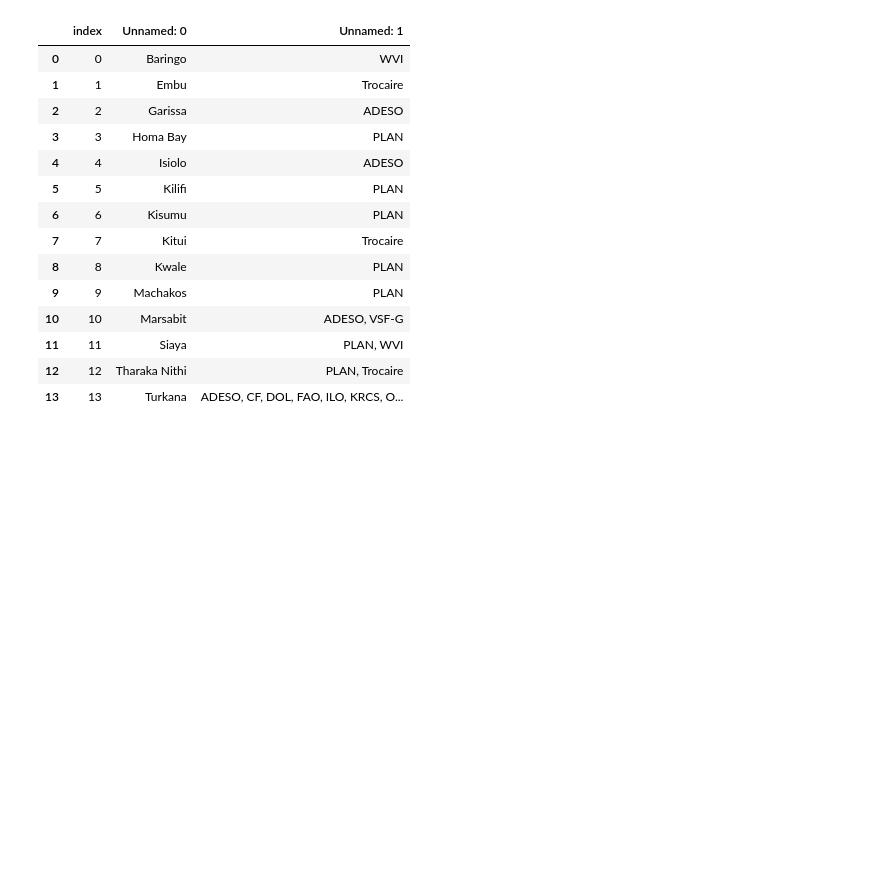
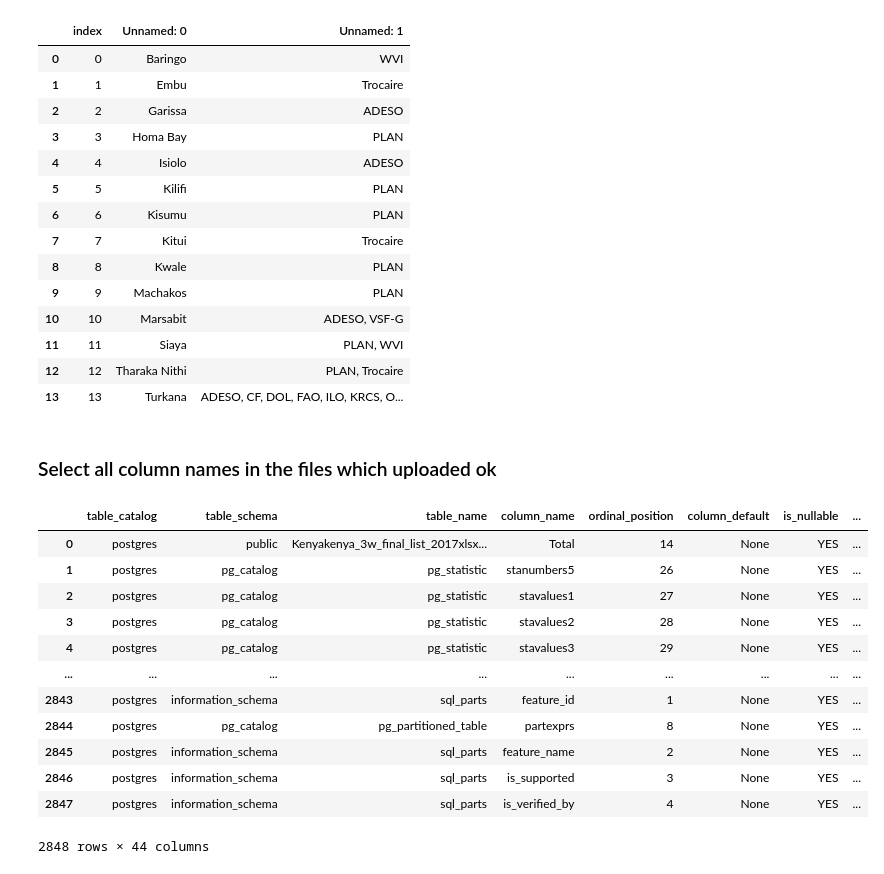
Before and after one commit to datakind/STC_DataDive_Dec22, a Jupyter notebook: notebooks/dividor/data_downloading_file_reading.ipynb, the cells around one changed output. Saved outputs shown, nothing was run; the diff lists cells and outputs as text; code cells hidden in the pictures; blank space fills up the shorter version.

```diff
--- a/notebooks/dividor/data_downloading_file_reading.ipynb
+++ b/notebooks/dividor/data_downloading_file_reading.ipynb
@@ -188,3 +188,23 @@ display(df)
 | 11 | 11 | Siaya | PLAN, WVI |
 | 12 | 12 | Tharaka Nithi | PLAN, Trocaire |
 | 13 | 13 | Turkana | ADESO, CF, DOL, FAO, ILO, KRCS, O... |
+# %% [markdown]
+### Select all column names in the files which uploaded ok
+# %%
+query = ' SELECT * FROM information_schema.columns'
+df = pd.read_sql(query, con=engine)
+display(df)
+# %% [output]
+|  | table_catalog | table_schema | table_name | column_name | ordinal_position | column_default | is_nullable | ... |
+| 0 | postgres | public | Kenyakenya_3w_final_list_2017xlsx... | Total | 14 | None | YES | ... |
+| 1 | postgres | pg_catalog | pg_statistic | stanumbers5 | 26 | None | YES | ... |
+| 2 | postgres | pg_catalog | pg_statistic | stavalues1 | 27 | None | YES | ... |
+| 3 | postgres | pg_catalog | pg_statistic | stavalues2 | 28 | None | YES | ... |
+| 4 | postgres | pg_catalog | pg_statistic | stavalues3 | 29 | None | YES | ... |
+| ... | ... | ... | ... | ... | ... | ... | ... | ... |
+| 2843 | postgres | information_schema | sql_parts | feature_id | 1 | None | YES | ... |
+| 2844 | postgres | pg_catalog | pg_partitioned_table | partexprs | 8 | None | YES | ... |
+| 2845 | postgres | information_schema | sql_parts | feature_name | 2 | None | YES | ... |
+| 2846 | postgres | information_schema | sql_parts | is_supported | 3 | None | YES | ... |
+| 2847 | postgres | information_schema | sql_parts | is_verified_by | 4 | None | YES | ... |
+2848 rows × 44 columns
```
